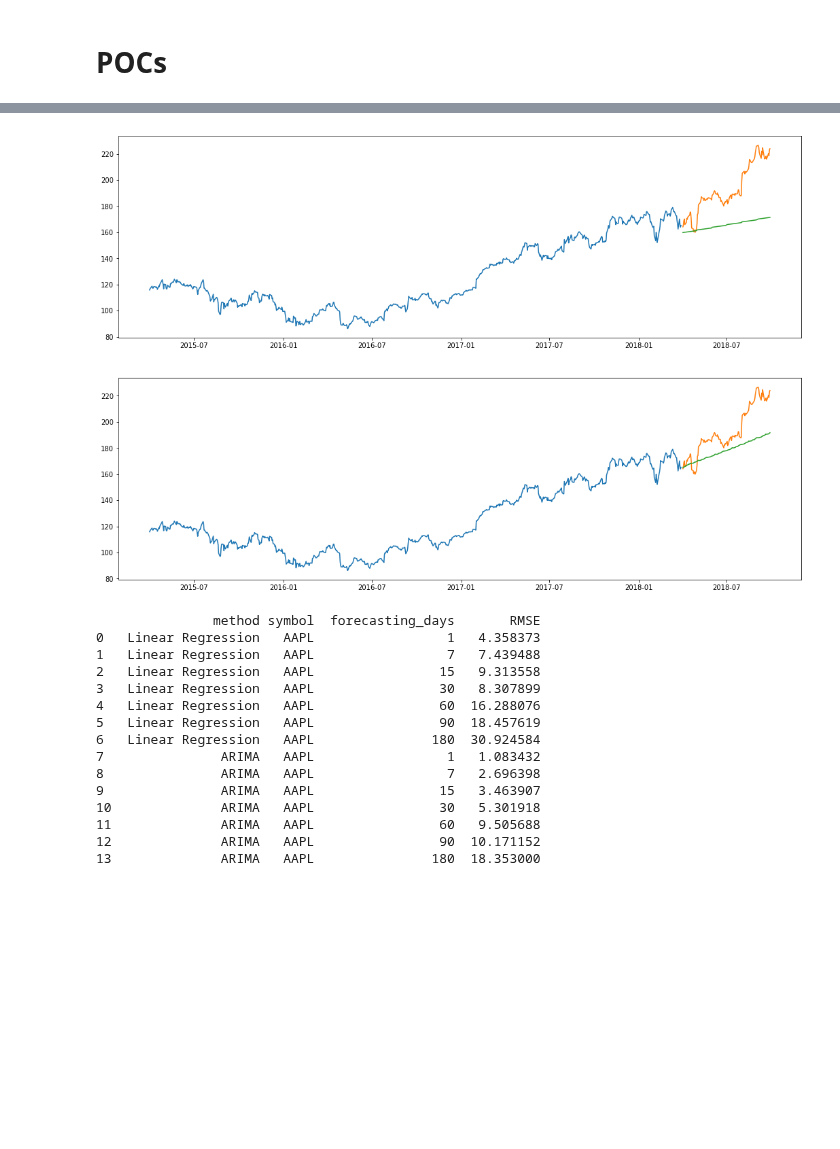
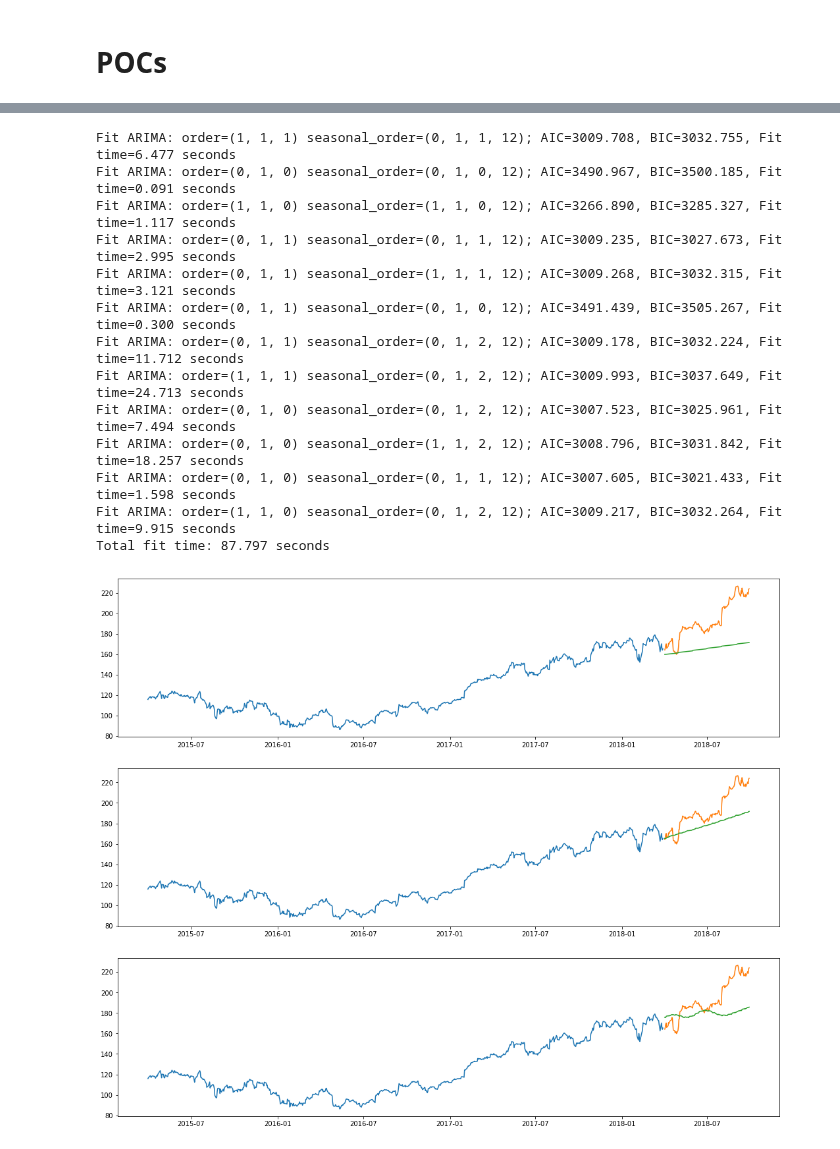
Before and after one commit to egar-garcia/machine-learning-engineer-nanodegree-capstone, a Jupyter notebook: StockForecasting.ipynb, the cells around one changed output, grey strips where cells are left out. Saved outputs shown, nothing was run; the diff lists cells and outputs as text; code cells hidden in the pictures; blank space fills up the shorter version.

```diff
--- a/StockForecasting.ipynb
+++ b/StockForecasting.ipynb
@@ -362,10 +387,10 @@ class StockForecasterModel:
         self.dataset = dataset
         self.trading_days_helper = trading_days_helper
 
-    def train(self, start_date, end_date):
+    def train(self, start_date=None, end_date=None):
         raise NotImplementedError('Please Implement this method')
 
-    def predict(self, from_date, to_date):
+    def predict(self, from_date, to_date=None):
         raise NotImplementedError('Please Implement this method')
 # %%
 class LinearStockForecaster(StockForecasterModel):
@@ -374,6 +399,9 @@ class LinearStockForecaster(StockForecasterModel):
         StockForecasterModel.__init__(self, ticker_symbol, dataset, trading_days_helper)
 
     def train(self, start_date=None, end_date=None):
+        if start_date is not None and end_date is not None and start_date > end_date:
+            raise ValueError('Invalid training date range')
+
         training_set = self.dataset.getDataframe(ticker_symbol=self.ticker_symbol,
                                                  from_date=start_date, to_date=end_date)
 
@@ -383,7 +411,14 @@ class LinearStockForecaster(StockForecasterModel):
         self.model = LinearRegression()
         self.model.fit(x, y)
 
-    def predict(self, from_date, to_date):
+    def predict(self, from_date, to_date=None):
+        if from_date is None:
+            raise ValueError('Invalid initial date')
+        if to_date is None:
+            to_date = from_date
+        if from_date > to_date:
+            raise ValueError('Invalid date range to predict')
+
         days_to_predict = self.trading_days_helper.get_trading_days_in_range(from_date, to_date)
 
         x = datetime_array_to_dataframe(days_to_predict)
@@ -401,6 +436,9 @@ class ArimaStockForecaster(StockForecasterModel):
         self.training_end = None
 
     def train(self, start_date=None, end_date=None):
+        if start_date is not None and end_date is not None and start_date > end_date:
+            raise ValueError('Invalid training date range')
+
         training_set = self.dataset.getDataframe(ticker_symbol=self.ticker_symbol,
                                                  from_date=start_date, to_date=end_date)
         self.training_end = max(training_set.date)
@@ -413,7 +451,11 @@ class ArimaStockForecaster(StockForecasterModel):
                                 error_action='ignore', suppress_warnings=True)
         self.model.fit(training_set)
 
-    def predict(self, from_date, to_date):
+    def predict(self, from_date, to_date=None):
+        if from_date is None:
+            raise ValueError('Invalid initial date')
+        if to_date is None:
+            to_date = from_date
         if from_date > to_date:
             raise ValueError('Invalid date range to predict')
         if from_date <= self.training_end:
@@ -483,18 +564,22 @@ def measure_performance(results, subplot, method_name, model_constructor, total_
 trading_days_helper = TradingDaysHelper()
 ds = Dataset.loadDatasetFromFile(os.path.join('data', 'djia_20140303-20190315.pkl'))
 
+ticker_symbol = 'AAPL'
 training_start = str_to_datetime('2015-04-01')
 training_end = str_to_datetime('2018-03-31')
 
 results = []
 
-fig = plt.figure(figsize=(18, 12))
+fig = plt.figure(figsize=(18, 15))
 
-ax1 = fig.add_subplot(211)
-ax2 = fig.add_subplot(212)
+#ax1 = fig.add_subplot(111)
+ax1 = fig.add_subplot(311)
+ax2 = fig.add_subplot(312)
+ax3 = fig.add_subplot(313)
 
-measure_performance(results, ax1, 'Linear Regression', LinearStockForecaster, ds, 'AAPL', training_start, training_end)
-measure_performance(results, ax2, 'ARIMA', ArimaStockForecaster, ds, 'AAPL', training_start, training_end)
+measure_performance(results, ax1, 'Linear Regression', LinearStockForecaster, ds, ticker_symbol, training_start, training_end)
+measure_performance(results, ax2, 'ARIMA', ArimaStockForecaster, ds, ticker_symbol, training_start, training_end)
+measure_performance(results, ax3, 'Prophet', ProphetStockForecaster, ds, ticker_symbol, training_start, training_end)
 plt.show()
 
 results_df = pd.DataFrame(columns = ['method', 'symbol', 'forecasting_days', 'RMSE'], data = results)
@@ -516,16 +592,14 @@ Total fit time: 80.691 seconds
+Fit ARIMA: order=(1, 1, 1) seasonal_order=(0, 1, 1, 12); AIC=3009.708, BIC=3032.755, Fit time=6.477 seconds
+Fit ARIMA: order=(0, 1, 0) seasonal_order=(0, 1, 0, 12); AIC=3490.967, BIC=3500.185, Fit time=0.091 seconds
+Fit ARIMA: order=(1, 1, 0) seasonal_order=(1, 1, 0, 12); AIC=3266.890, BIC=3285.327, Fit time=1.117 seconds
+Fit ARIMA: order=(0, 1, 1) seasonal_order=(0, 1, 1, 12); AIC=3009.235, BIC=3027.673, Fit time=2.995 seconds
+Fit ARIMA: order=(0, 1, 1) seasonal_order=(1, 1, 1, 12); AIC=3009.268, BIC=3032.315, Fit time=3.121 seconds
+Fit ARIMA: order=(0, 1, 1) seasonal_order=(0, 1, 0, 12); AIC=3491.439, BIC=3505.267, Fit time=0.300 seconds
+Fit ARIMA: order=(0, 1, 1) seasonal_order=(0, 1, 2, 12); AIC=3009.178, BIC=3032.224, Fit time=11.712 seconds
+Fit ARIMA: order=(1, 1, 1) seasonal_order=(0, 1, 2, 12); AIC=3009.993, BIC=3037.649, Fit time=24.713 seconds
+Fit ARIMA: order=(0, 1, 0) seasonal_order=(0, 1, 2, 12); AIC=3007.523, BIC=3025.961, Fit time=7.494 seconds
+Fit ARIMA: order=(0, 1, 0) seasonal_order=(1, 1, 2, 12); AIC=3008.796, BIC=3031.842, Fit time=18.257 seconds
+Fit ARIMA: order=(0, 1, 0) seasonal_order=(0, 1, 1, 12); AIC=3007.605, BIC=3021.433, Fit time=1.598 seconds
+Fit ARIMA: order=(1, 1, 0) seasonal_order=(0, 1, 2, 12); AIC=3009.217, BIC=3032.264, Fit time=9.915 seconds
+Total fit time: 87.797 seconds
-[figure, old version]
+[figure, new version]
-               method symbol  forecasting_days       RMSE
-0   Linear Regression   AAPL                 1   4.358373
-1   Linear Regression   AAPL                 7   7.439488
-2   Linear Regression   AAPL                15   9.313558
-3   Linear Regression   AAPL                30   8.307899
-4   Linear Regression   AAPL                60  16.288076
-5   Linear Regression   AAPL                90  18.457619
-6   Linear Regression   AAPL               180  30.924584
-7               ARIMA   AAPL                 1   1.083432
-8               ARIMA   AAPL                 7   2.696398
-9               ARIMA   AAPL                15   3.463907
-10              ARIMA   AAPL                30   5.301918
-11              ARIMA   AAPL                60   9.505688
-12              ARIMA   AAPL                90  10.171152
-13              ARIMA   AAPL               180  18.353000
```
Also changed, not shown: parts of 4 cells of this notebook.
